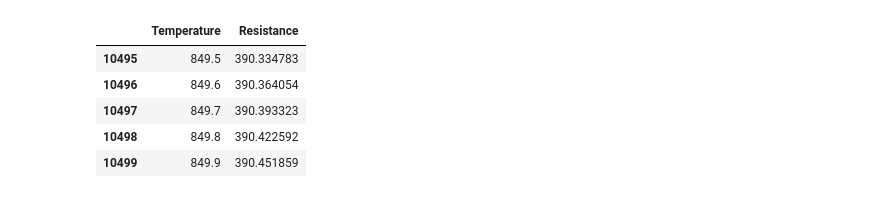
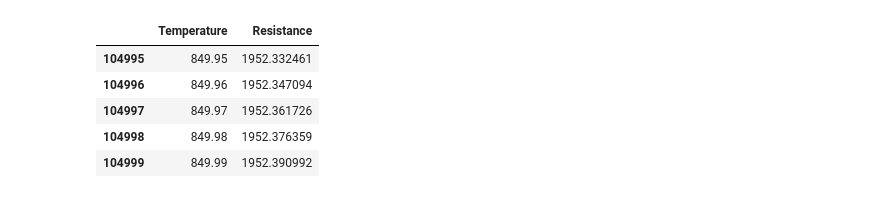
Before and after one commit to sergiokali/source, a Jupyter notebook: RTD_Lookuptable/RTD_Lookuptable.ipynb, the cells around one changed output. Cells and saved outputs as stored; diff of their text form; code cells hidden in the pictures.

```diff
--- a/RTD_Lookuptable/RTD_Lookuptable.ipynb
+++ b/RTD_Lookuptable/RTD_Lookuptable.ipynb
@@ -1,29 +1,32 @@
 # %%
+#%pip install matplotlib
+import matplotlib.pyplot as plt
 import numpy as np
 import pandas as pd
 
 # RTD - Resistor Temperature Device
 # Define Parameters:
 # Only needed to run once
-r_0 = 100
+r_0 = 500
 a = 3.9083E-3
 b= -5.775E-7
-tempRange = np.arange(-200, 850,0.1)
+
+tempRange = np.arange(-200, 850, 0.01)
 c = np.where(tempRange >= 0, 0, -4.183e-12)
 def correlation_func():
     return r_0 * (1 + a*tempRange + np.square(tempRange)*b + c*(tempRange - 100)*np.power(tempRange,3))
 
 df = pd.DataFrame()
 df['Temperature'] = tempRange
 df['Resistance'] = correlation_func()
 df.set_index('Resistance')
 df.tail()
 # %% [output]
 |  | Temperature | Resistance |
-| 10495 | 849.5 | 390.334783 |
-| 10496 | 849.6 | 390.364054 |
-| 10497 | 849.7 | 390.393323 |
-| 10498 | 849.8 | 390.422592 |
-| 10499 | 849.9 | 390.451859 |
+| 104995 | 849.95 | 1952.332461 |
+| 104996 | 849.96 | 1952.347094 |
+| 104997 | 849.97 | 1952.361726 |
+| 104998 | 849.98 | 1952.376359 |
+| 104999 | 849.99 | 1952.390992 |
 # %%
 ## TARGET RESISTANCE IN OHMS
```
Also changed, not shown: parts of 2 cells of this notebook.
